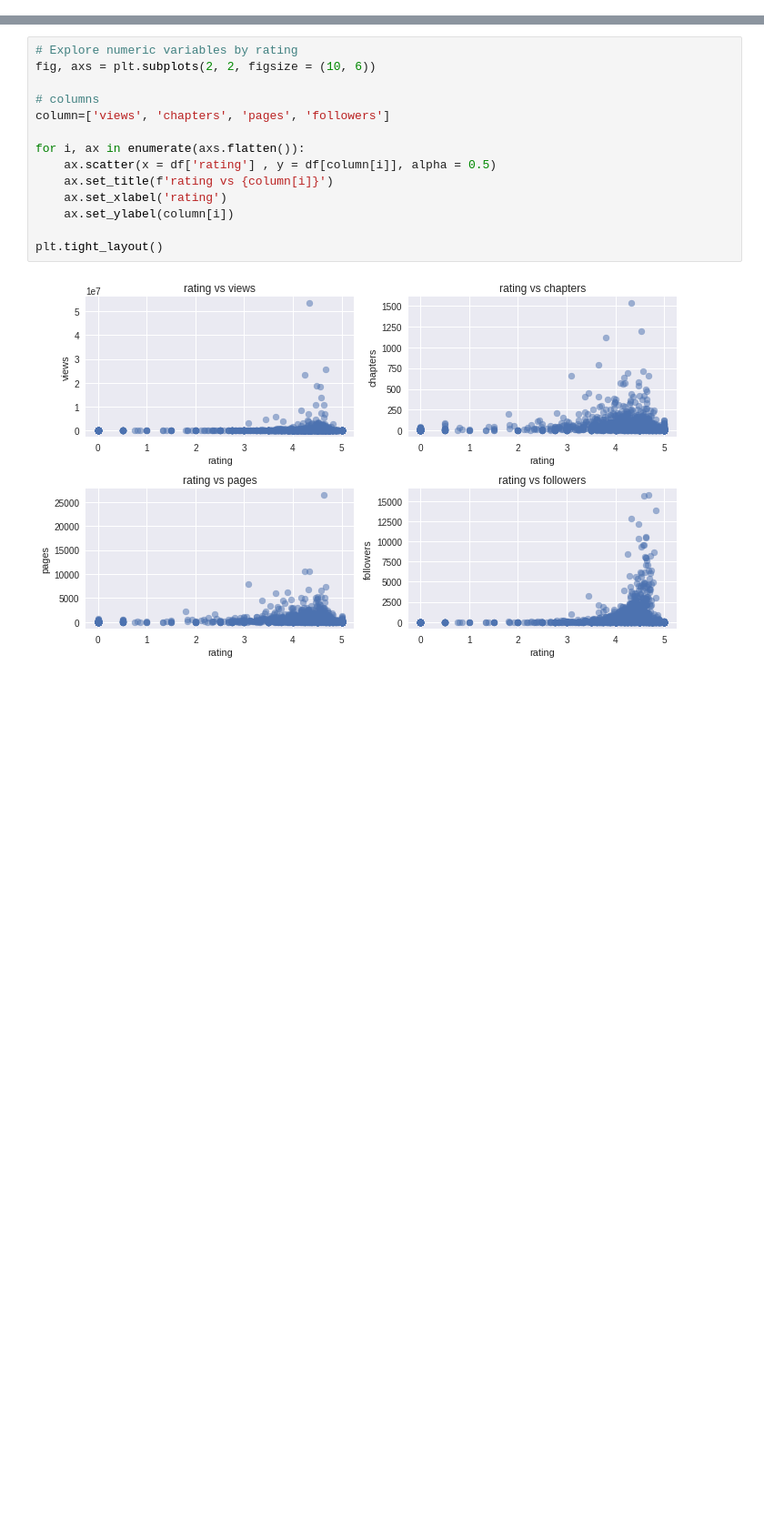
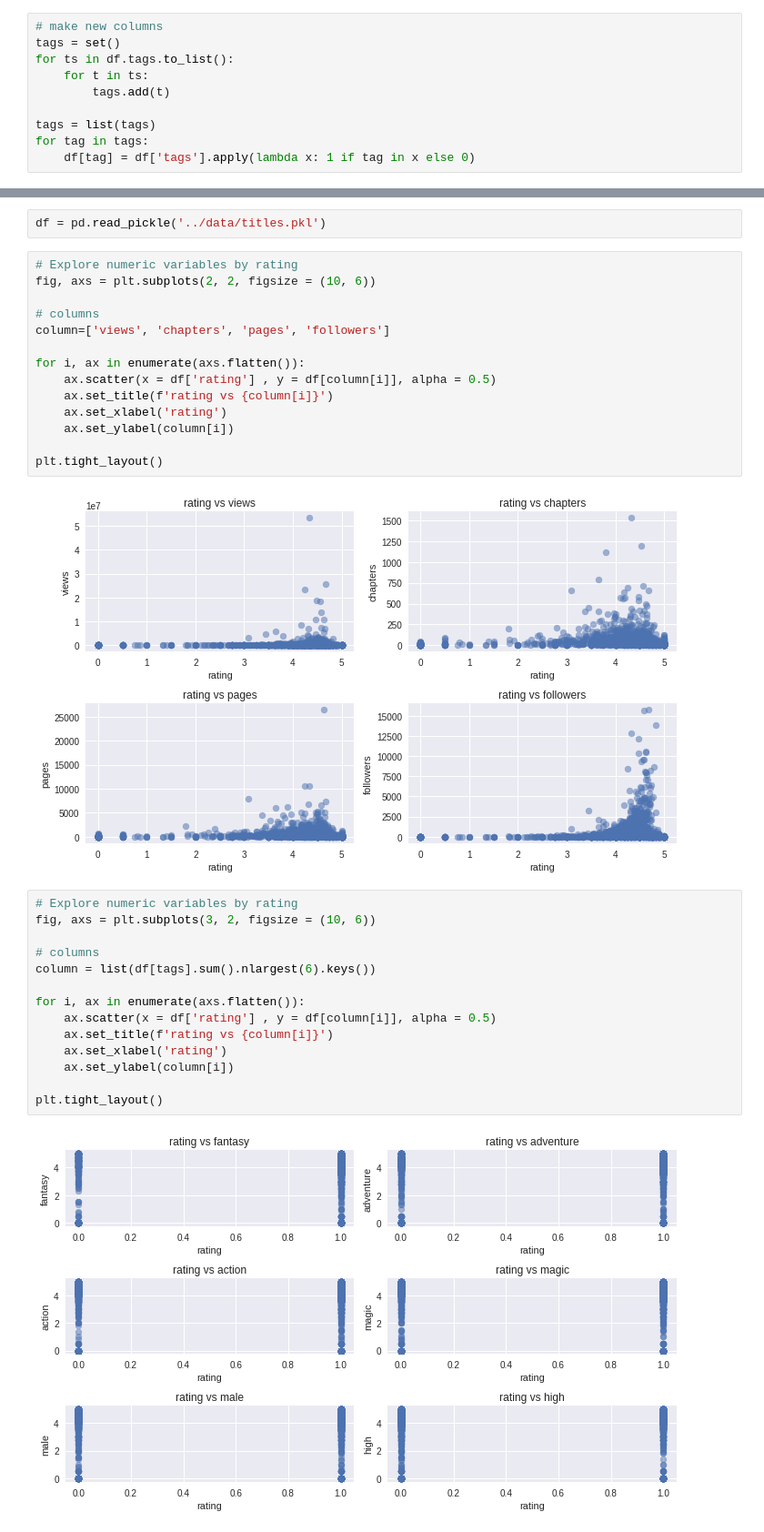
Before and after one commit to tibrado/royalroad, a Jupyter notebook: src/titles.ipynb, the cells around one changed output, grey strips where cells are left out. Shown: that part at 91% size. Saved outputs shown, nothing was run; the diff lists cells and outputs as text; blank space fills up the shorter version.

```diff
--- a/src/titles.ipynb
+++ b/src/titles.ipynb
@@ -276,0 +270,10 @@ fig.tight_layout()
+# %%
+# make new columns
+tags = set()
+for ts in df.tags.to_list():
+    for t in ts:
+        tags.add(t)
+
+tags = list(tags)
+for tag in tags:
+    df[tag] = df['tags'].apply(lambda x: 1 if tag in x else 0)
@@ -277,3 +285,5 @@ fig.tight_layout()
+# %%
+df = pd.read_pickle('../data/titles.pkl')
 # %%
 # Explore numeric variables by rating
 fig, axs = plt.subplots(2, 2, figsize = (10, 6))
@@ -290,3 +300,19 @@ for i, ax in enumerate(axs.flatten()):
 plt.tight_layout()
 # %% [output]
 [figure]
+# %%
+# Explore numeric variables by rating
+fig, axs = plt.subplots(3, 2, figsize = (10, 6))
+
+# columns
+column = list(df[tags].sum().nlargest(6).keys())
+
+for i, ax in enumerate(axs.flatten()):
+    ax.scatter(x = df['rating'] , y = df[column[i]], alpha = 0.5)
+    ax.set_title(f'rating vs {column[i]}')
+    ax.set_xlabel('rating')
+    ax.set_ylabel(column[i])
+
+plt.tight_layout()
+# %% [output]
+[figure, added]
```
Also changed, not shown: parts of 12 cells of this notebook, 2 other files.
